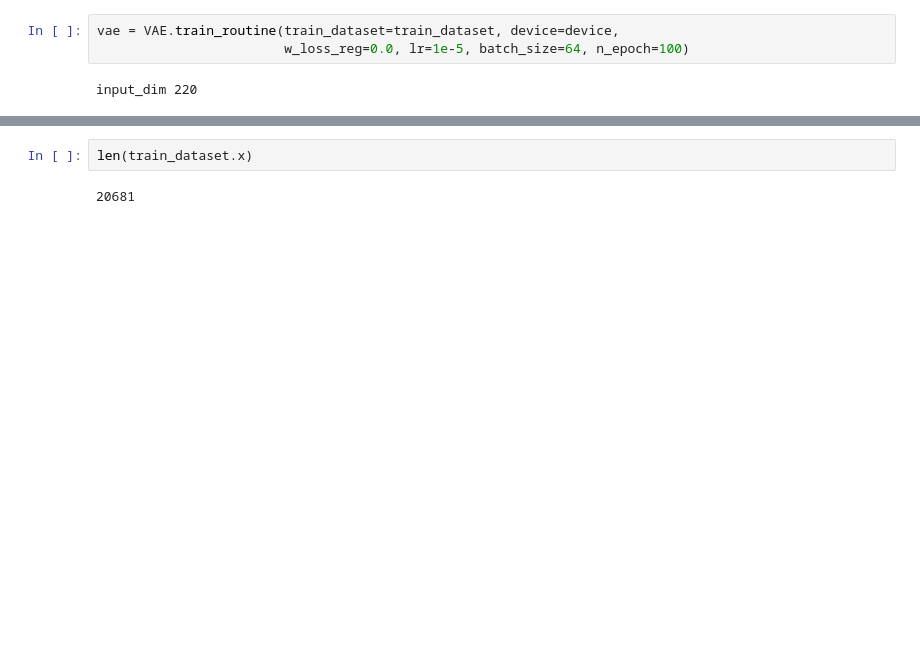
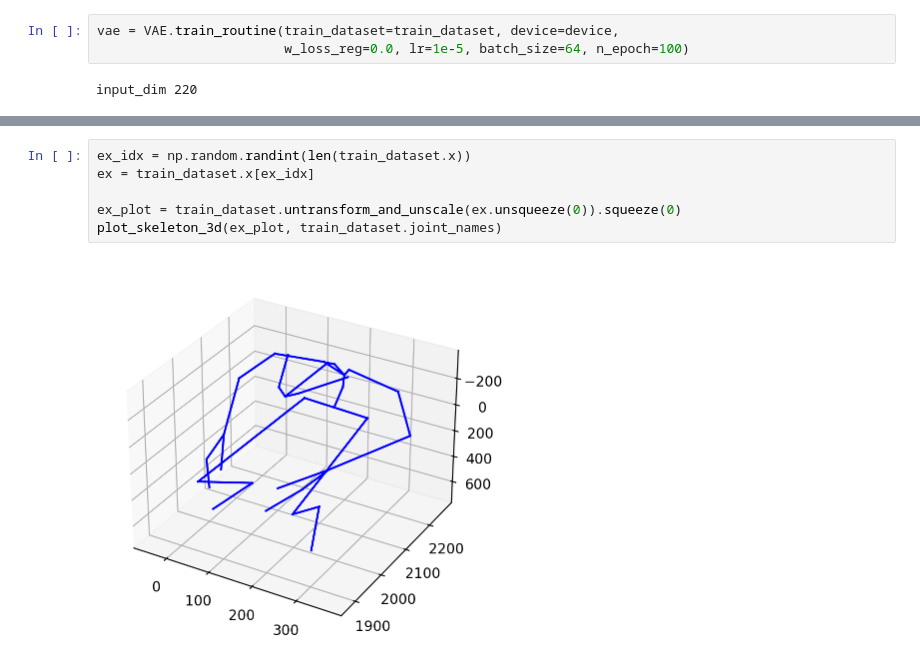
Before and after one commit to AurelienNioche/BehaviourWifi, a Jupyter notebook: main.ipynb, the cells around one changed output, grey strips where cells are left out. Saved outputs shown, nothing was run; the diff lists cells and outputs as text; blank space fills up the shorter version.

```diff
--- a/main.ipynb
+++ b/main.ipynb
@@ -97,5 +36,9 @@ plot_loss(hist_loss=vae.hist_loss)
-# %%
-len(train_dataset.x)
-# %% [output]
-20681
+# %%
+ex_idx = np.random.randint(len(train_dataset.x))
+ex = train_dataset.x[ex_idx]
+
+ex_plot = train_dataset.untransform_and_unscale(ex.unsqueeze(0)).squeeze(0)
+plot_skeleton_3d(ex_plot, train_dataset.joint_names)
+# %% [output]
+[figure, added]
 # %%
```
Also changed, not shown: parts of 11 cells of this notebook, 7 other files.
